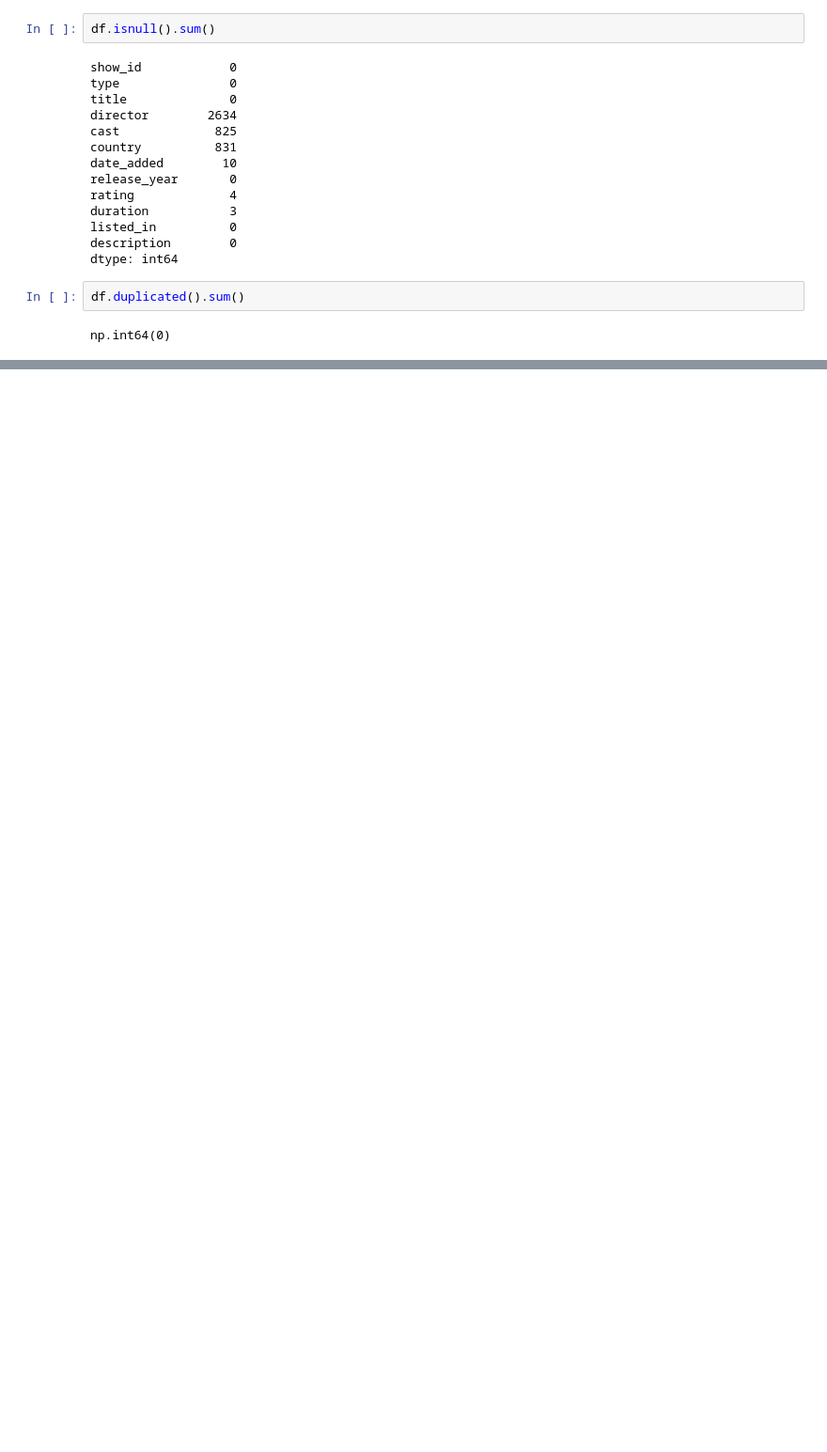
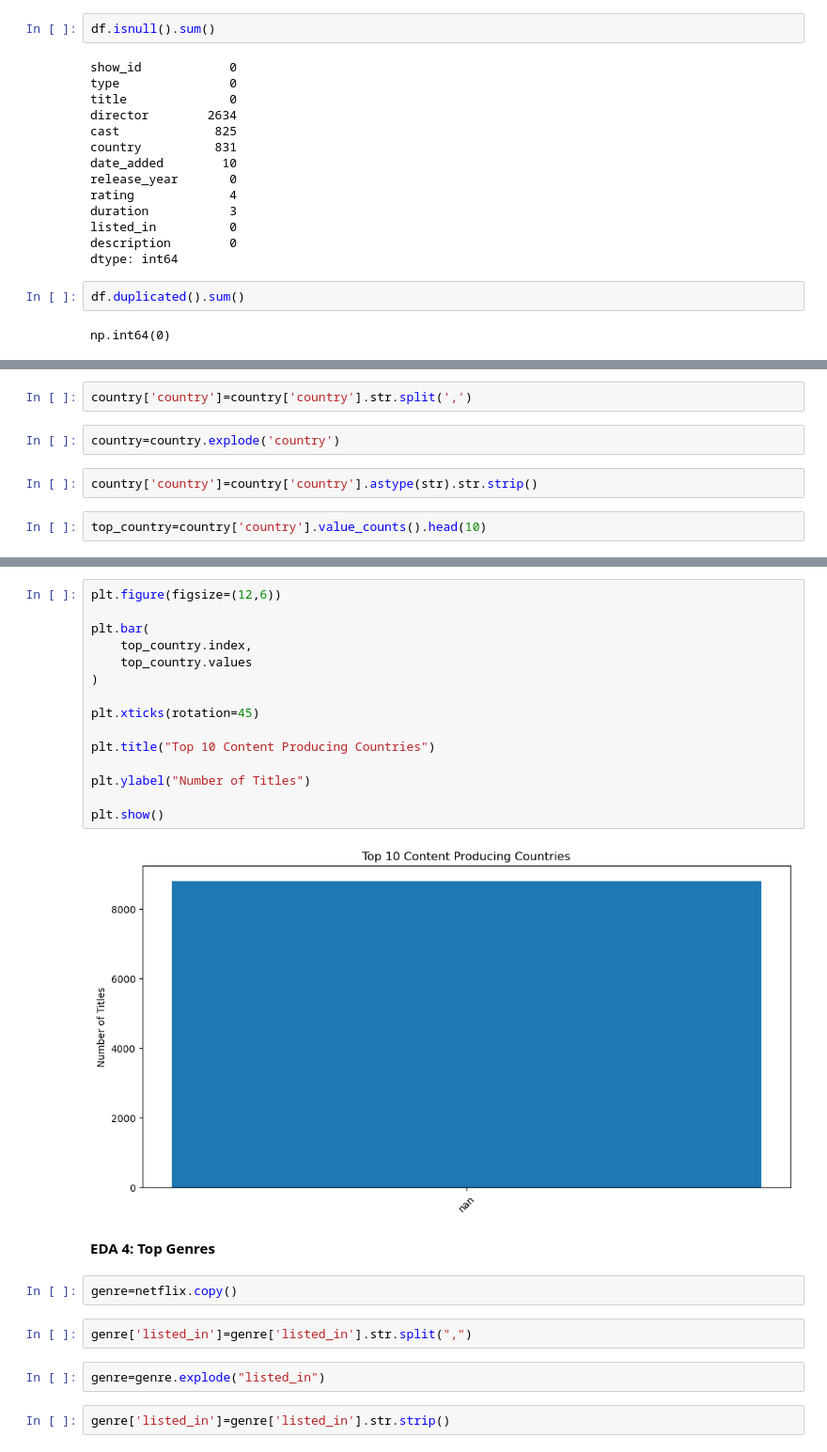
Before and after one commit to roshankshah2005-creator/NETFLIX_ANALYTICS_DASHBOARD, a Jupyter notebook: notebooks/netflix_analysis.ipynb, the cells around one changed output, grey strips where cells are left out. Shown at 94% size. Drawn from its saved outputs; the diff is of its cells as text; blank space fills up the shorter version.

```diff
--- a/notebooks/netflix_analysis.ipynb
+++ b/notebooks/netflix_analysis.ipynb
@@ -144,0 +393,8 @@ np.int64(0)
+# %%
+country['country']=country['country'].str.split(',')
+# %%
+country=country.explode('country')
+# %%
+country['country']=country['country'].astype(str).str.strip()
+# %%
+top_country=country['country'].value_counts().head(10)
@@ -144,0 +407,27 @@ np.int64(0)
+# %%
+plt.figure(figsize=(12,6))
+
+plt.bar(
+    top_country.index,
+    top_country.values
+)
+
+plt.xticks(rotation=45)
+
+plt.title("Top 10 Content Producing Countries")
+
+plt.ylabel("Number of Titles")
+
+plt.show()
+# %% [output]
+[figure, added]
+# %% [markdown]
+**EDA 4: Top Genres**
+# %%
+genre=netflix.copy()
+# %%
+genre['listed_in']=genre['listed_in'].str.split(",")
+# %%
+genre=genre.explode("listed_in")
+# %%
+genre['listed_in']=genre['listed_in'].str.strip()
```
Also changed, not shown: parts of 55 cells of this notebook.
